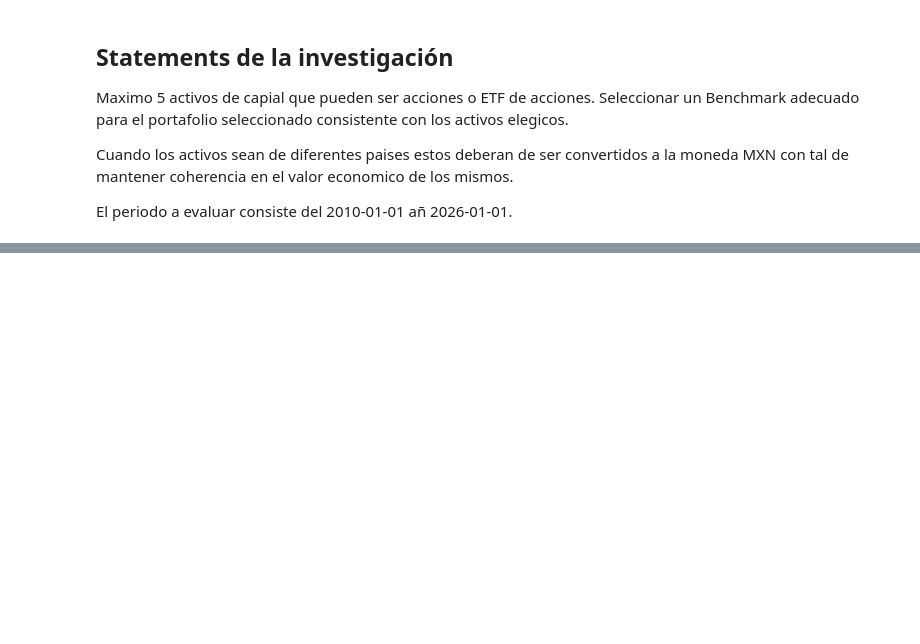
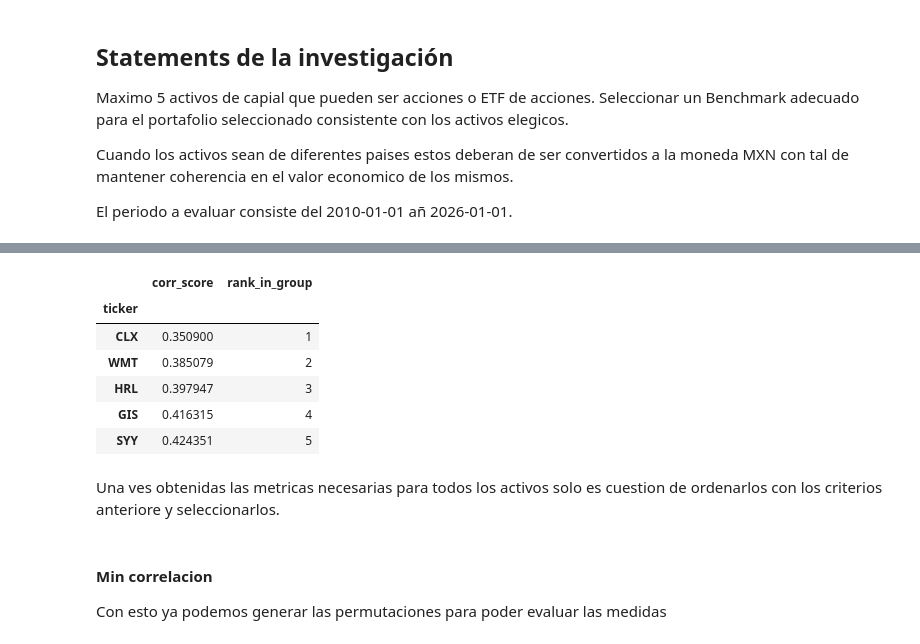
Before and after one commit to Rigobertoj/portafolios_inversion, a Jupyter notebook: research/03.20250316.min_semivar.ipynb, the cells around one changed output, grey strips where cells are left out. Cells and saved outputs as stored; diff of their text form; code cells hidden in the pictures; blank space fills up the shorter version.

```diff
--- a/research/03.20250316.min_semivar.ipynb
+++ b/research/03.20250316.min_semivar.ipynb
@@ -48,3 +312,23 @@ Estrategia:
 # %%
 start_date = "2010-01-01"
 end_date = "2026-01-01"
+# %%
+# --------------------------------------------
+# 1) Universo EE.UU.: mínimo riesgo / mínima varianza (máximo 50)
+#
+# --------------------------------------------
+minvol_50 = [
+    # ETFs defensivos / quality / dividend / low-beta proxies
+    "XLP", "XLU", "XLV", "VDC", "VPU", "VHT", "VIG", "VYM", "DVY", "SDY",
+    "FDL", "IYK", "IDU", "IYH", "IVE", "IWD", "DIA", "RSP", "VTV",
+
+    # Acciones defensivas / quality / estabilidad de flujo
+    "BRK-B", "PG", "KO", "PEP", "JNJ", "WMT", "MCD", "CL", "COST", "GIS",
+    "HSY", "MKC", "CLX", "HRL", "SYY", "BDX", "ABT", "MDT", "TMO", "WM",
+    "SO", "DUK", "NEE", "ED", "AEP", "XEL", "WEC", "AJG", "MMC", "PGR",
+    "ADP"
+
+    #Acciones energieticas
+    "DOG", "EFZ", "MYY", "SH"
+
+]
@@ -72,0 +500,22 @@ PortfolioPostModernMetrics
+# %%
+mim_vol_50_corr = CorrelationPortfolioSelector(start_date=start_date, end_date=end_date)
+
+group_min_vol = {
+    "min_vol_50" : minvol_50
+}
+
+mim_vol_50_corr_results = mim_vol_50_corr.rank_within_groups(grouped_tickers=group_min_vol, top_k=50)
+mim_vol_50_corr_results.set_index(keys="ticker", inplace=True)
+mim_vol_50_corr_results.drop(columns=["group", "selected"], inplace=True)
+# %%
+mim_vol_50_corr_results.head(5)
+# %% [output]
+|  | corr_score | rank_in_group |
+| ticker |  |  |
+| CLX | 0.350900 | 1 |
+| WMT | 0.385079 | 2 |
+| HRL | 0.397947 | 3 |
+| GIS | 0.416315 | 4 |
+| SYY | 0.424351 | 5 |
+# %% [markdown]
+Una ves obtenidas las metricas necesarias para todos los activos solo es cuestion de ordenarlos con los criterios anteriore y seleccionarlos.
@@ -72,0 +528,4 @@ PortfolioPostModernMetrics
+# %% [markdown]
+#### Min correlacion
+
+Con esto ya podemos generar las permutaciones para poder evaluar las medidas
```
Also changed, not shown: parts of 39 cells of this notebook.
